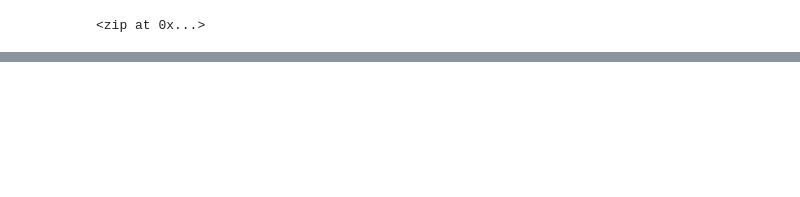
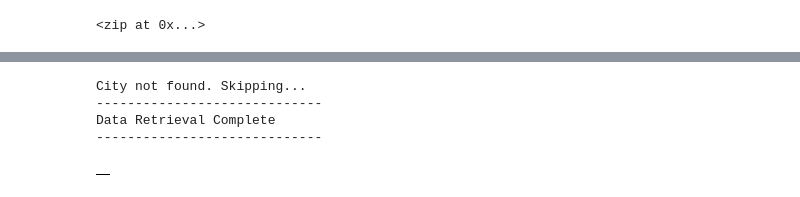
Before and after one commit to qiuhaikun1017/World_Weather_Analysis, a Jupyter notebook: WeatherPy.ipynb, the cells around one changed output, grey strips where cells are left out. Drawn from its saved outputs; the diff is of its cells as text; code cells hidden in the pictures; blank space fills up the shorter version.

```diff
--- a/WeatherPy.ipynb
+++ b/WeatherPy.ipynb
@@ -6,0 +14,4 @@ from citipy import citipy
+# %%
+# Starting URL for Weather Map API Call.
+url = "http://api.openweathermap.org/data/2.5/weather?units=Imperial&APPID=" + weather_api_key
+print(url)
@@ -31,0 +101,46 @@ len(cities)
+# %%
+# Run an API request for each of the cities.
+try:
+        # Parse the JSON and retrieve data.
+        city_weather = requests.get(city_url).json()
+        # Parse out the needed data.
+        city_lat = city_weather["coord"]["lat"]
+        city_lng = city_weather["coord"]["lon"]
+        city_max_temp = city_weather["main"]["temp_max"]
+        city_humidity = city_weather["main"]["humidity"]
+        city_clouds = city_weather["clouds"]["all"]
+        city_wind = city_weather["wind"]["speed"]
+        city_country = city_weather["sys"]["country"]
+        # Convert the date to ISO standard.
+        city_date = datetime.utcfromtimestamp(city_weather["dt"]).strftime('%Y-%m-%d %H:%M:%S')
+        # Append the city information into city_data list.
+        city_data.append({"City": city.title(),
+                          "Lat": city_lat,
+                          "Lng": city_lng,
+                          "Max Temp": city_max_temp,
+                          "Humidity": city_humidity,
+                          "Cloudiness": city_clouds,
+                          "Wind Speed": city_wind,
+                          "Country": city_country,
+                          "Date": city_date})
+
+# If an error is experienced, skip the city.
+except:
+        print("City not found. Skipping...")
+        pass
+
+# Indicate that Data Loading is complete.
+print("-----------------------------")
+print("Data Retrieval Complete      ")
+print("-----------------------------")
+# %% [output]
+City not found. Skipping...
+-----------------------------
+Data Retrieval Complete
+-----------------------------
+# %%
+# Convert the array of dictionaries to a Pandas DataFrame.
+city_data_df = pd.DataFrame(city_data)
+city_data_df.head(10)
+# %% [output]
+|  |
```
Also changed, not shown: parts of 8 cells of this notebook, 4 other files.
